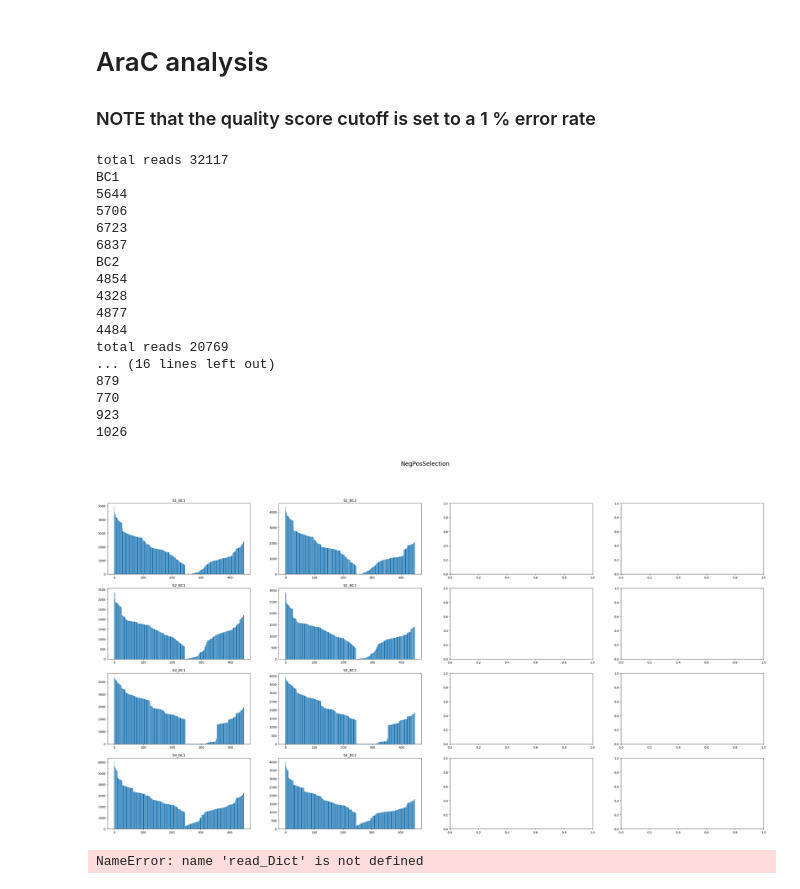
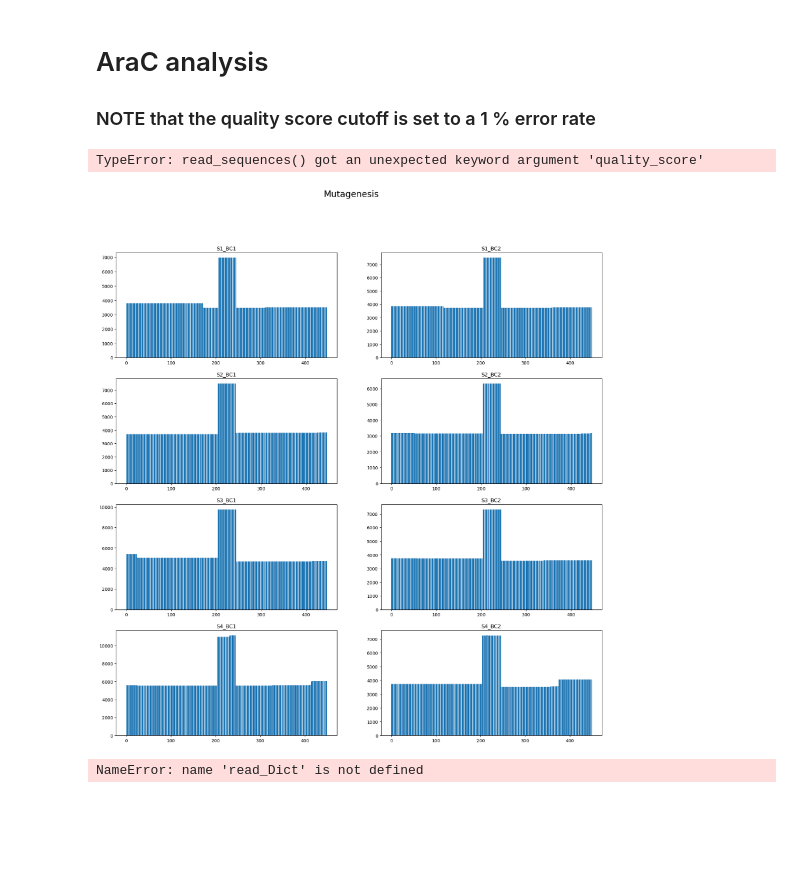
Before and after one commit to AliceHovsepyan/pogo_pance_draft, a Jupyter notebook: DMS_analysis_AraC.ipynb, the cells around one changed output. Cells and saved outputs as stored; diff of their text form; code cells hidden in the pictures; blank space fills up the shorter version.

```diff
--- a/DMS_analysis_AraC.ipynb
+++ b/DMS_analysis_AraC.ipynb
@@ -194,7 +194,7 @@ def read_sequences(variant, arbitrary_cutoff_a = False, arbitrary_cutoff_b = Fal
     """
     a_sequences = []
     b_sequences = []
-    quality_score = ['!', '"', '#', '$', '%', '&', "'", '(', ')', '*','+', ',', '-', '.', '/', '0', '1', '2', '3', '4', '5']
+    quality_score = []#['!', '"', '#', '$', '%', '&', "'", '(', ')', '*','+', ',', '-', '.', '/', '0', '1', '2', '3', '4', '5']
 
     with open(f'{base_dir}/data/fastq/{variant}_R1_001.fastq', "rt") as a_file, open(f'{base_dir}/data/fastq/{variant}_R2_001.fastq', "rt") as b_file:
 
@@ -682,7 +682,7 @@ def demultiplex_reads(a_seqs, b_seqs,ref_gene, used_Barcodes, Sections = ["S1",
 
     return read_Dict
 # %%
-a_seq, b_seq = read_sequences(variant = "Mutagenesis", arbitrary_cutoff_a = False, arbitrary_cutoff_b = False, catch_left=catch_left, catch_right=catch_right)
+a_seq, b_seq = read_sequences(variant = "Mutagenesis", arbitrary_cutoff_a = False, arbitrary_cutoff_b = False, catch_left=catch_left, catch_right=catch_right, quality_score= "")
 ref_gene = R5_Pool_seq
 
 Mutagenesis_reads = demultiplex_reads(a_seq, b_seq, ref_gene, used_Barcodes = ["BC1", "BC2"], Sections = ["S1", "S2", "S3", "S4"], max_mismatch_primerseq = 1, filter_for_n_mut = False, n_mut_treshold = 20)
@@ -693,27 +693,11 @@ NegPosSelection_reads = demultiplex_reads(a_seq, b_seq, ref_gene, used_Barcodes
 
 all_reads = {**{"Mut_"+key : value for key, value in Mutagenesis_reads.items()},**{"NegPos_"+key : value for key, value in NegPosSelection_reads.items()}}
 # %% [output]
-total reads 32117
-BC1
-5644
-5706
-6723
-6837
-BC2
-4854
-4328
-4877
-4484
-total reads 20769
-... (16 lines left out)
-879
-770
-923
-1026
+TypeError: read_sequences() got an unexpected keyword argument 'quality_score'
 # %%
 ## figure with 4x4 plots of coverages:
 
-fig, axs = plt.subplots(4, 4, figsize=(40, 20))
+fig, axs = plt.subplots(4, 2, figsize=(20, 20))
 used_Barcodes = ["BC1", "BC2"]
 Sections = ["S1", "S2", "S3", "S4"]
 
@@ -722,35 +706,35 @@ for Bc in used_Barcodes:
         name = f"{Bc}_{Section}"
 
         n_mut_treshold = 10
         FigFolder = f"{base_dir}/output/PACE/{name}"
         os.makedirs(FigFolder, exist_ok = True)
         use_backward_read = True
         use_forward_read = True
         arbitrary_cutoff_a = False
         arbitrary_cutoff_b = False
 
         tripl_st = Primer_out_of_triplets[Section+"_fwd_primer"]
         tripl_end = Primer_out_of_triplets[Section+"_rev_primer"]
         ref_seq_Section = ref_gene[ref_gene.index(Primer_seq[Section + "_fwd_primer"][tripl_st:]):ref_gene.index(dna_rev_comp(Primer_seq[Section+"_rev_primer"][tripl_end:]))+len(Primer_seq[Section+"_rev_primer"][tripl_end:])]
         ref_prot_section = translate_dna2aa(ref_seq_Section)
 
         seq_variants = get_variants(Mutagenesis_reads[f"{Bc}_{Section}_fwd"], Mutagenesis_reads[f"{Bc}_{Section}_rev"], catch_left=Barcodes[f"{Bc}_Fwd"]+Primer_seq[Section + "_fwd_primer"][:tripl_st],catch_right=dna_rev_comp(Barcodes[f"{Bc}_Rev"]+Primer_seq[Section+"_rev_primer"][:tripl_end]), ref_prot = ref_prot_section, ref_gene = ref_seq_Section, use_forward_read=use_forward_read, use_backward_read=use_backward_read)
 
         seq_variants["DNA"] = pd.DataFrame.from_dict(seq_variants["DNA"])
         #seq_variants["DNA"] = seq_variants["DNA"].loc[:,seq_variants["DNA"].sum() > 0]
         seq_variants["AA"] = pd.DataFrame.from_dict(seq_variants["AA"])
         #seq_variants["AA"] = seq_variants["AA"].loc[:,seq_variants["AA"].sum() > 0]
         seq_variants["Codons"] = pd.DataFrame.from_dict(seq_variants["Codons"])
         #seq_variants["Codons"] = seq_variants["Codons"].loc[:,seq_variants["Codons"].sum() > 0]
 
         ax = axs[Sections.index(Section), used_Barcodes.index(Bc)]
         ax.bar(seq_variants["DNA"].sum().index, seq_variants["DNA"].sum())
         ax.set_title(f'{Section}_{Bc}')
 
-fig.suptitle("NegPosSelection", fontsize = 20)
+fig.suptitle("Mutagenesis", fontsize = 20)
 plt.show()
 # %% [output]
-[figure, old version]
+[figure, new version]
 # %%
 Section = "S2"
 Bc = "BC2"
```
Also changed, not shown: 2 other files.
